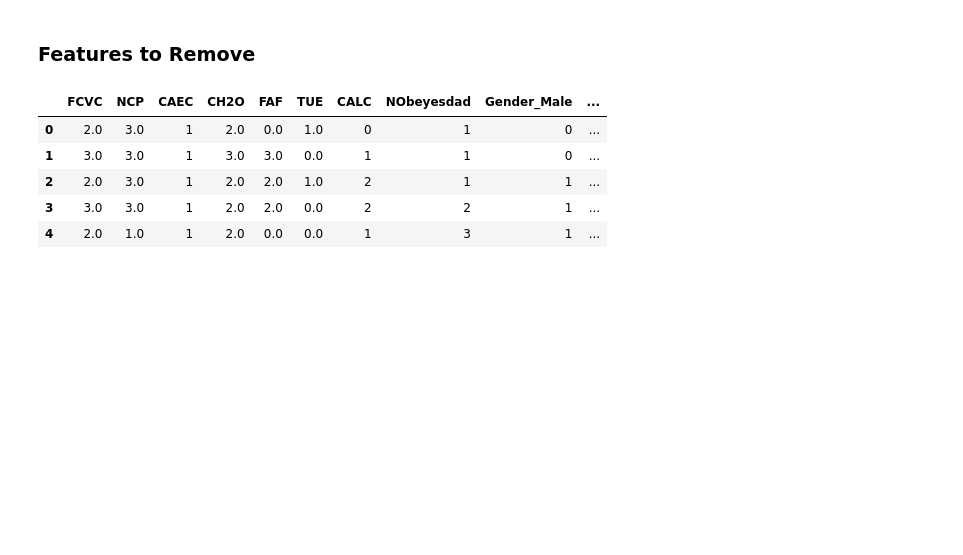
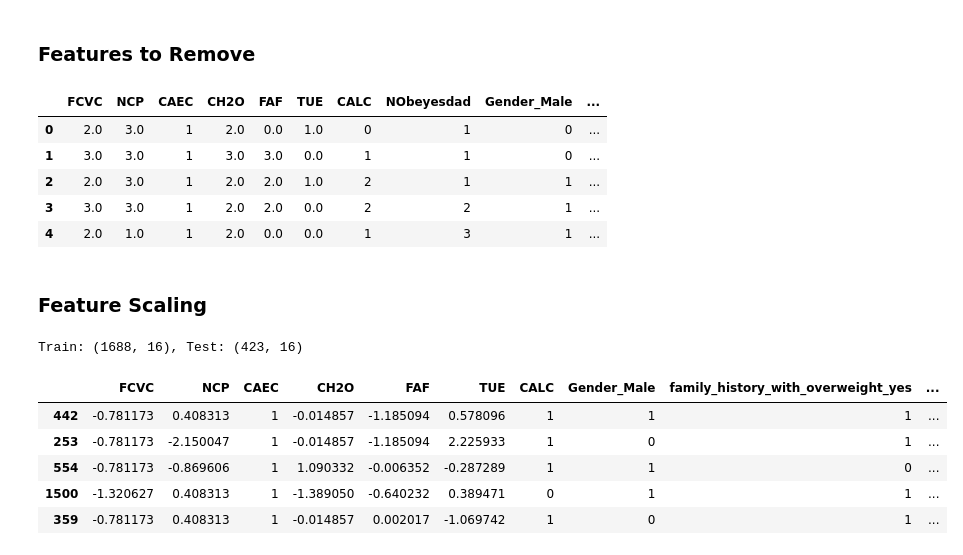
Before and after one commit to rshumway105/obesity-classification, a Jupyter notebook: notebooks/02_preprocessing.ipynb, the cells around one changed output. Saved outputs shown, nothing was run; the diff lists cells and outputs as text; code cells hidden in the pictures; blank space fills up the shorter version.

Commit message:
Split and scaled training data

```diff
--- a/notebooks/02_preprocessing.ipynb
+++ b/notebooks/02_preprocessing.ipynb
@@ -81,3 +81,41 @@ df.head()
 | 2 | 2.0 | 3.0 | 1 | 2.0 | 2.0 | 1.0 | 2 | 1 | 1 | ... |
 | 3 | 3.0 | 3.0 | 1 | 2.0 | 2.0 | 0.0 | 2 | 2 | 1 | ... |
 | 4 | 2.0 | 1.0 | 1 | 2.0 | 0.0 | 0.0 | 1 | 3 | 1 | ... |
+# %% [markdown]
+### Feature Scaling
+# %%
+# Split data first to avoid data leakage during scaling
+
+from sklearn.model_selection import train_test_split
+from config import RANDOM_STATE, TEST_SIZE, TARGET
+
+X = df.drop(columns=[TARGET])
+y = df[TARGET]
+
+X_train, X_test, y_train, y_test = train_test_split(
+    X, y, test_size=TEST_SIZE, random_state=RANDOM_STATE, stratify=y
+)
+
+print(f'Train: {X_train.shape}, Test: {X_test.shape}')
+# %% [output]
+Train: (1688, 16), Test: (423, 16)
+# %%
+# Scale features on training set only
+
+from sklearn.preprocessing import StandardScaler
+from config import CONTINUOUS_FEATURES
+
+scaler = StandardScaler()
+cols_to_scale = [c for c in CONTINUOUS_FEATURES if c in X_train.columns]
+
+X_train[cols_to_scale] = scaler.fit_transform(X_train[cols_to_scale])
+X_test[cols_to_scale] = scaler.transform(X_test[cols_to_scale])
+
+X_train.head()
+# %% [output]
+|  | FCVC | NCP | CAEC | CH2O | FAF | TUE | CALC | Gender_Male | family_history_with_overweight_yes | ... |
+| 442 | -0.781173 | 0.408313 | 1 | -0.014857 | -1.185094 | 0.578096 | 1 | 1 | 1 | ... |
+| 253 | -0.781173 | -2.150047 | 1 | -0.014857 | -1.185094 | 2.225933 | 1 | 0 | 1 | ... |
+| 554 | -0.781173 | -0.869606 | 1 | 1.090332 | -0.006352 | -0.287289 | 1 | 1 | 0 | ... |
+| 1500 | -1.320627 | 0.408313 | 1 | -1.389050 | -0.640232 | 0.389471 | 0 | 1 | 1 | ... |
+| 359 | -0.781173 | 0.408313 | 1 | -0.014857 | 0.002017 | -1.069742 | 1 | 0 | 1 | ... |
```
